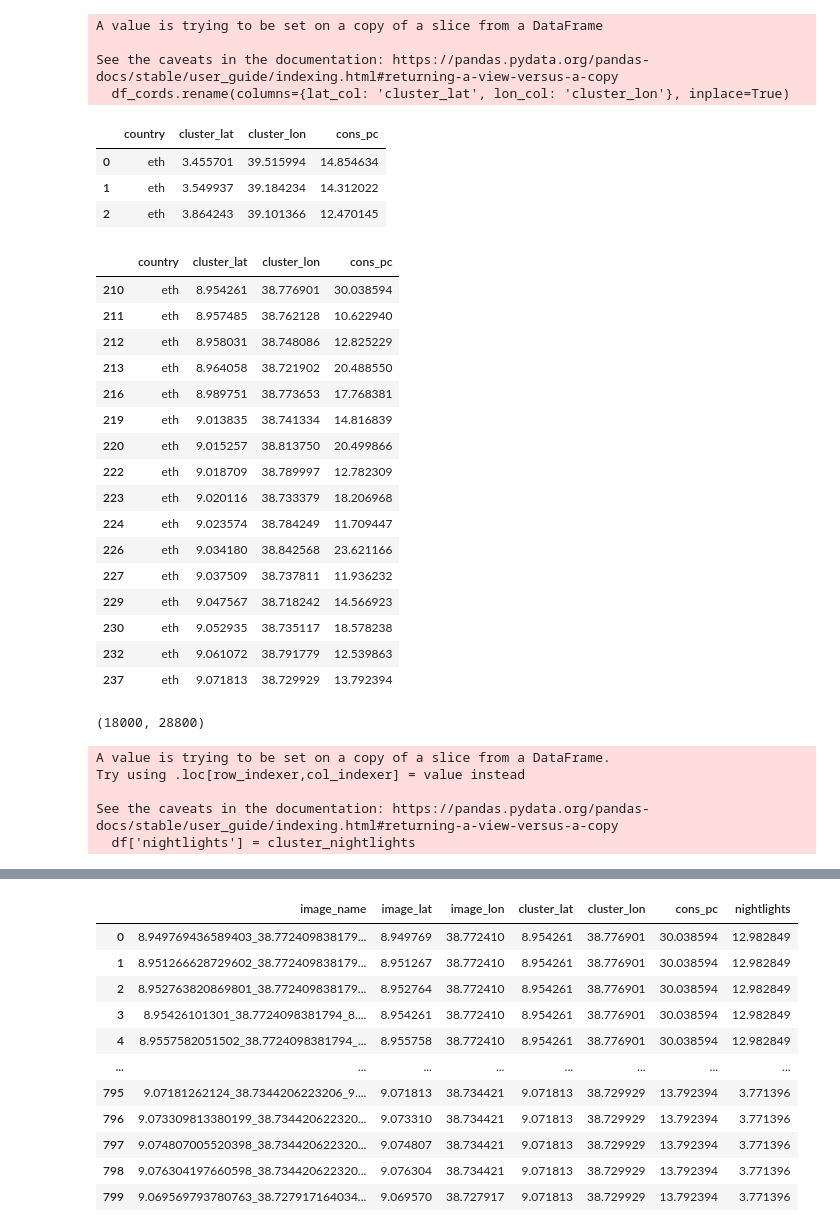
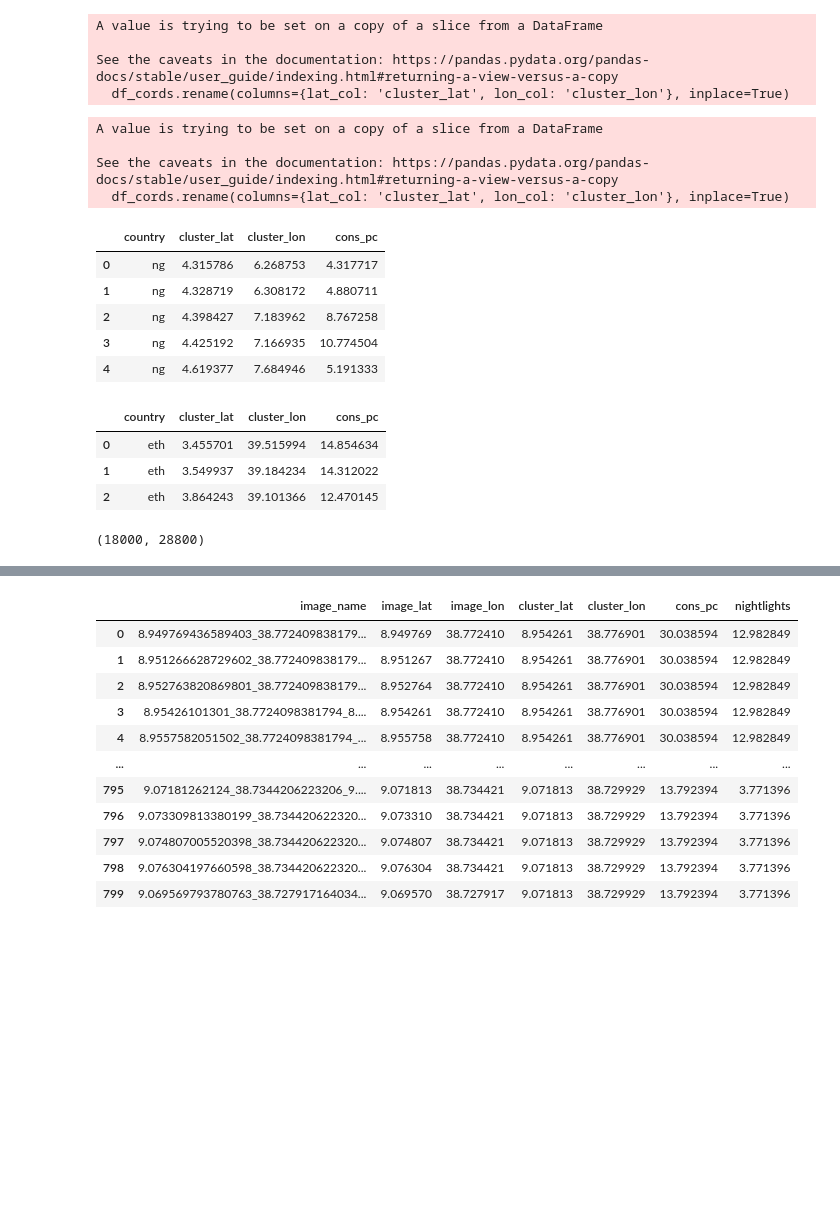
Before and after one commit to ladis-jil/Predicting-Economic-Activity-Satelite-Imagery, a Jupyter notebook: test_notebook.ipynb, the cells around one changed output, grey strips where cells are left out. Cells and saved outputs as stored; diff of their text form; code cells hidden in the pictures; blank space fills up the shorter version.

```diff
--- a/test_notebook.ipynb
+++ b/test_notebook.ipynb
@@ -66,6 +97,22 @@ A value is trying to be set on a copy of a slice from a DataFrame
 
 See the caveats in the documentation: https://pandas.pydata.org/pandas-docs/stable/user_guide/indexing.html#returning-a-view-versus-a-copy
   df_cords.rename(columns={lat_col: 'cluster_lat', lon_col: 'cluster_lon'}, inplace=True)
+# %%
+data_nig = process_nigeria()
+# %% [output]
+A value is trying to be set on a copy of a slice from a DataFrame
+
+See the caveats in the documentation: https://pandas.pydata.org/pandas-docs/stable/user_guide/indexing.html#returning-a-view-versus-a-copy
+  df_cords.rename(columns={lat_col: 'cluster_lat', lon_col: 'cluster_lon'}, inplace=True)
+# %%
+data_nig.head()
+# %% [output]
+|  | country | cluster_lat | cluster_lon | cons_pc |
+| 0 | ng | 4.315786 | 6.268753 | 4.317717 |
+| 1 | ng | 4.328719 | 6.308172 | 4.880711 |
+| 2 | ng | 4.398427 | 7.183962 | 8.767258 |
+| 3 | ng | 4.425192 | 7.166935 | 10.774504 |
+| 4 | ng | 4.619377 | 7.684946 | 5.191333 |
 # %%
 data.head(3)
 # %% [output]
@@ -78,26 +125,6 @@ filtered_df = data[
     (data['cluster_lat'] >= 8.9) & (data['cluster_lat'] <= 9.1) &
     (data['cluster_lon'] >= 38.7) & (data['cluster_lon'] <= 38.9)
 ]
-# %%
-filtered_df
-# %% [output]
-|  | country | cluster_lat | cluster_lon | cons_pc |
-| 210 | eth | 8.954261 | 38.776901 | 30.038594 |
-| 211 | eth | 8.957485 | 38.762128 | 10.622940 |
-| 212 | eth | 8.958031 | 38.748086 | 12.825229 |
-| 213 | eth | 8.964058 | 38.721902 | 20.488550 |
-| 216 | eth | 8.989751 | 38.773653 | 17.768381 |
-| 219 | eth | 9.013835 | 38.741334 | 14.816839 |
-| 220 | eth | 9.015257 | 38.813750 | 20.499866 |
-| 222 | eth | 9.018709 | 38.789997 | 12.782309 |
-| 223 | eth | 9.020116 | 38.733379 | 18.206968 |
-| 224 | eth | 9.023574 | 38.784249 | 11.709447 |
-| 226 | eth | 9.034180 | 38.842568 | 23.621166 |
-| 227 | eth | 9.037509 | 38.737811 | 11.936232 |
-| 229 | eth | 9.047567 | 38.718242 | 14.566923 |
-| 230 | eth | 9.052935 | 38.735117 | 18.578238 |
-| 232 | eth | 9.061072 | 38.791779 | 12.539863 |
-| 237 | eth | 9.071813 | 38.729929 | 13.792394 |
 # %%
 import math
 def create_space(lat, lon, s=1):
@@ -150,11 +177,5 @@ def add_nightlights(df, tif_array):
 
     df['nightlights'] = cluster_nightlights
 # %%
-add_nightlights(filtered_df, tif_array)
+add_nightlights(data, tif_array)
-# %% [output]
-A value is trying to be set on a copy of a slice from a DataFrame.
-Try using .loc[row_indexer,col_indexer] = value instead
-
-See the caveats in the documentation: https://pandas.pydata.org/pandas-docs/stable/user_guide/indexing.html#returning-a-view-versus-a-copy
-  df['nightlights'] = cluster_nightlights
 # %%
```
Also changed, not shown: parts of 7 cells of this notebook, 1 other file.
